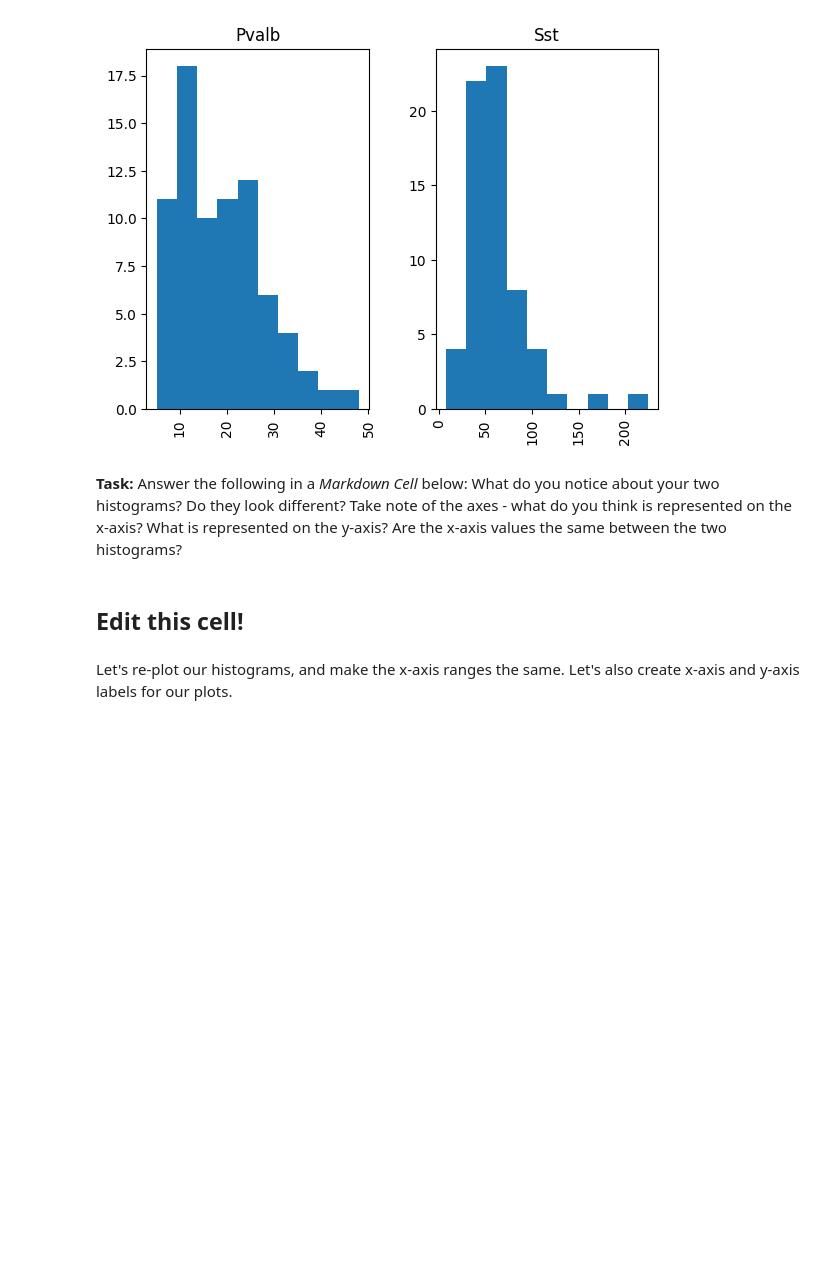
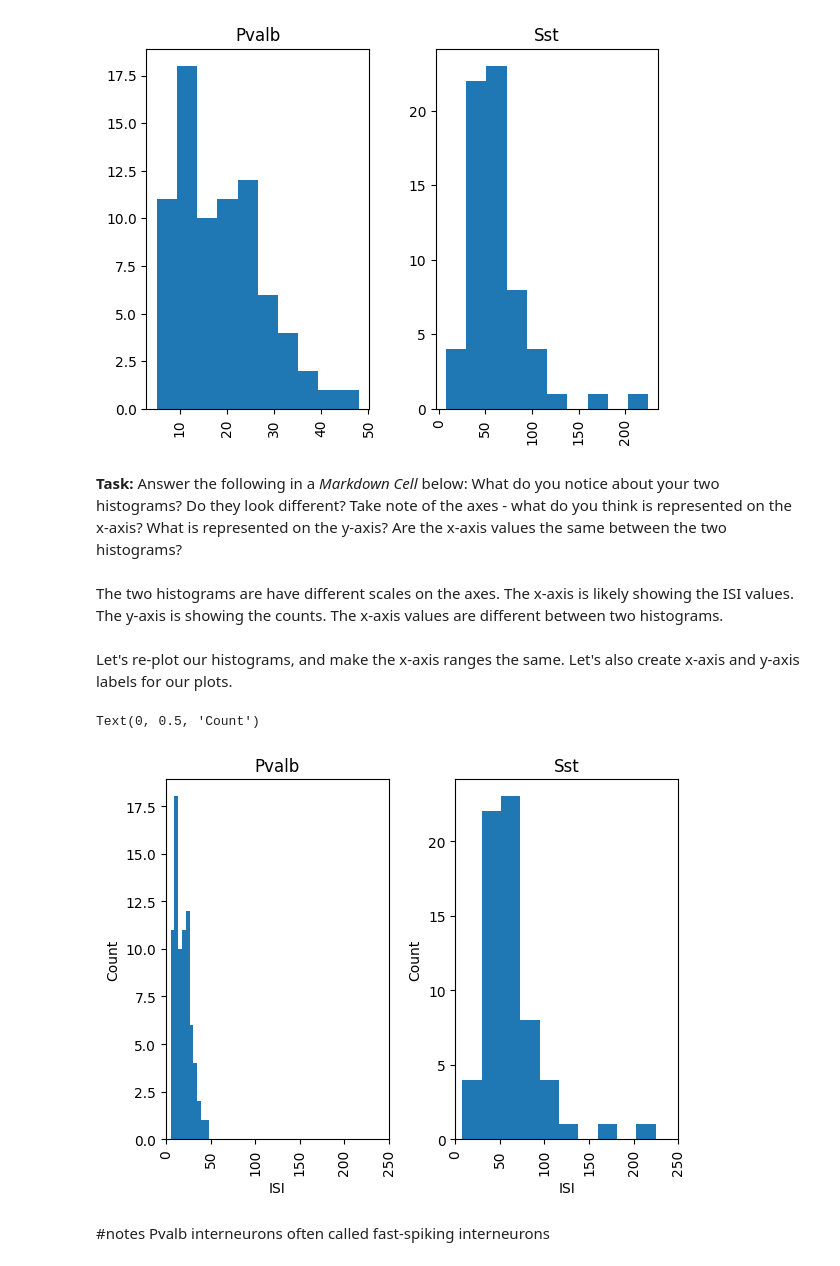
Before and after one commit to sashamontgomery/Neur-265, a Jupyter notebook: notebooks/Cell_Types_02_05_26.ipynb, the cells around one changed output. Cells and saved outputs as stored; diff of their text form; code cells hidden in the pictures; blank space fills up the shorter version.

```diff
--- a/notebooks/Cell_Types_02_05_26.ipynb
+++ b/notebooks/Cell_Types_02_05_26.ipynb
@@ -74,21 +74,30 @@ array([<Axes: title={'center': 'Pvalb'}>, <Axes: title={'center': 'Sst'}>],
 [figure]
 # %% [markdown]
 <b>Task:</b> Answer the following in a *Markdown Cell* below: What do you notice about your two histograms? Do they look different? Take note of the axes - what do you think is represented on the x-axis? What is represented on the y-axis? Are the x-axis values the same between the two histograms?
-# %% [markdown]
-## Edit this cell!
+# %% [markdown]
+The two histograms are have different scales on the axes. The x-axis is likely showing the ISI values. The y-axis is showing the counts. The x-axis values are different between two histograms.
 # %% [markdown]
 Let's re-plot our histograms, and make the x-axis ranges the same. Let's also create x-axis and y-axis labels for our plots.
 # %%
 # Let's re-make our histograms!
 
 axes = cell_types['ISI'].hist(by = cell_types['Marker'])
 
 axes[0].set_xlim(0,250)
 axes[1].set_xlim(0,250)
 
 # Enter appropriate labels for the x-axis and y-axis of the first histogram inside of the parentheses - remember to use '' when creating a string!
 
-axes[0].set_ylabel()
-axes[0].set_xlabel()
+axes[0].set_ylabel('Count')
+axes[0].set_xlabel('ISI')
+axes[1].set_xlabel('ISI')
+axes[1].set_ylabel('Count')
+
 
 # Create code that will do the same thing for your second histogram!
+# %% [output]
+Text(0, 0.5, 'Count')
+[figure, added]
+# %% [markdown]
+#notes
+Pvalb interneurons often called fast-spiking interneurons
```
